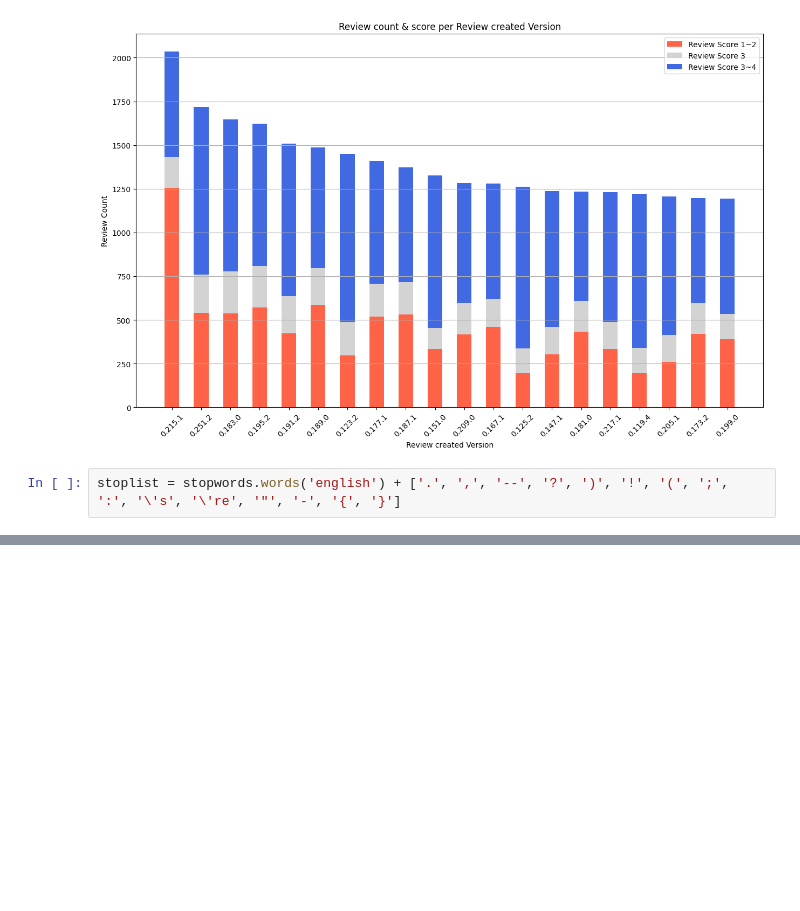
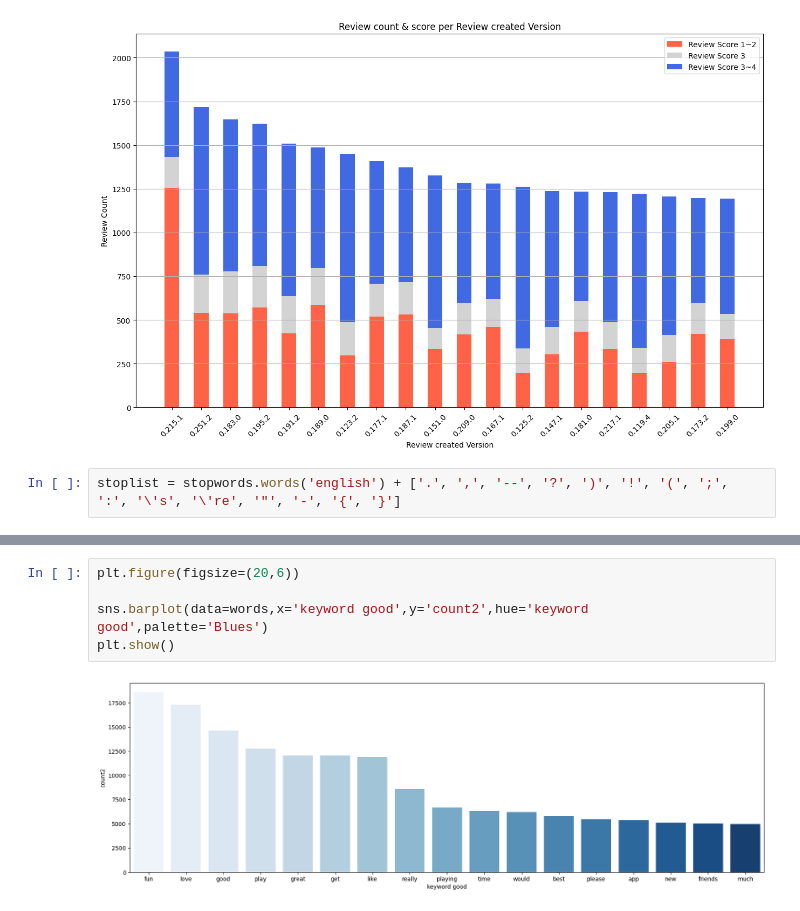
Before and after one commit to jinnykj/PokemonGO-Review-dataset-analysis, a Jupyter notebook: 데이터_시각화_기말_과제.ipynb, the cells around one changed output, grey strips where cells are left out. Drawn from its saved outputs; the diff is of its cells as text; blank space fills up the shorter version.

```diff
--- a/데이터_시각화_기말_과제.ipynb
+++ b/데이터_시각화_기말_과제.ipynb
@@ -440,0 +503,7 @@ print(goodtags)
+# %%
+plt.figure(figsize=(20,6))
+
+sns.barplot(data=words,x='keyword good',y='count2',hue='keyword good',palette='Blues')
+plt.show()
+# %% [output]
+[figure, added]
```
Also changed, not shown: parts of 15 cells of this notebook.
